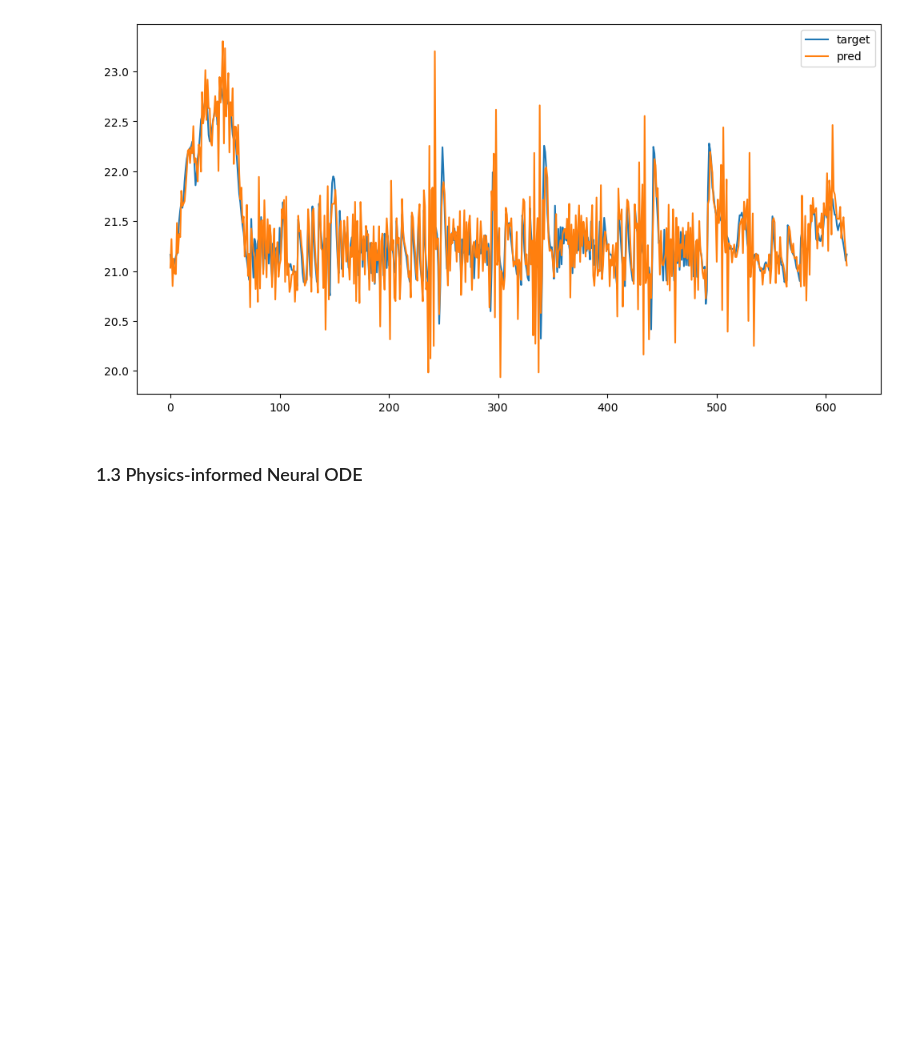
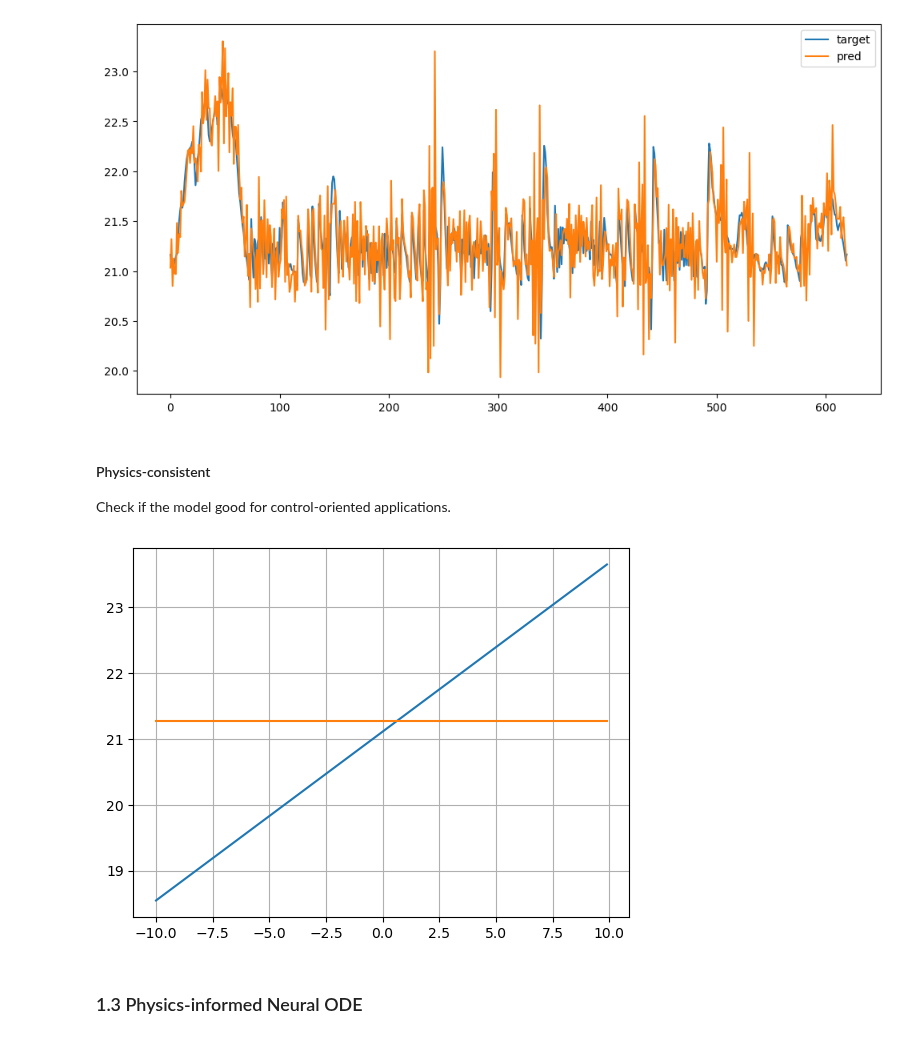
Before and after one commit to YangyangFu/dynax, a Jupyter notebook: cases/cost-comfort/cost-comfort-realworld.ipynb, the cells around one changed output. Cells and saved outputs as stored; diff of their text form; code cells hidden in the pictures; blank space fills up the shorter version.

Commit message:
on encoder decoder model

```diff
--- a/cases/cost-comfort/cost-comfort-realworld.ipynb
+++ b/cases/cost-comfort/cost-comfort-realworld.ipynb
@@ -496,3 +494,7 @@ plt.legend()
 # %% [output]
 <matplotlib.legend.Legend at 0x...>
 [figure]
+# %% [markdown]
+#### Physics-consistent
+
+Check if the model good for control-oriented applications.
@@ -499,3 +516,10 @@ plt.legend()
+# %%
+plt.figure()
+plt.plot(q_hvac.squeeze(), y_pred, label='predicted') #
+plt.plot(q_hvac.squeeze(), x, label='previous temp') # previous temperature
+plt.grid()
+# %% [output]
+[figure, added]
 # %% [markdown]
 ### 1.3 Physics-informed Neural ODE
 # %% [markdown]
```
Also changed, not shown: parts of 14 cells of this notebook, 1 other file.
